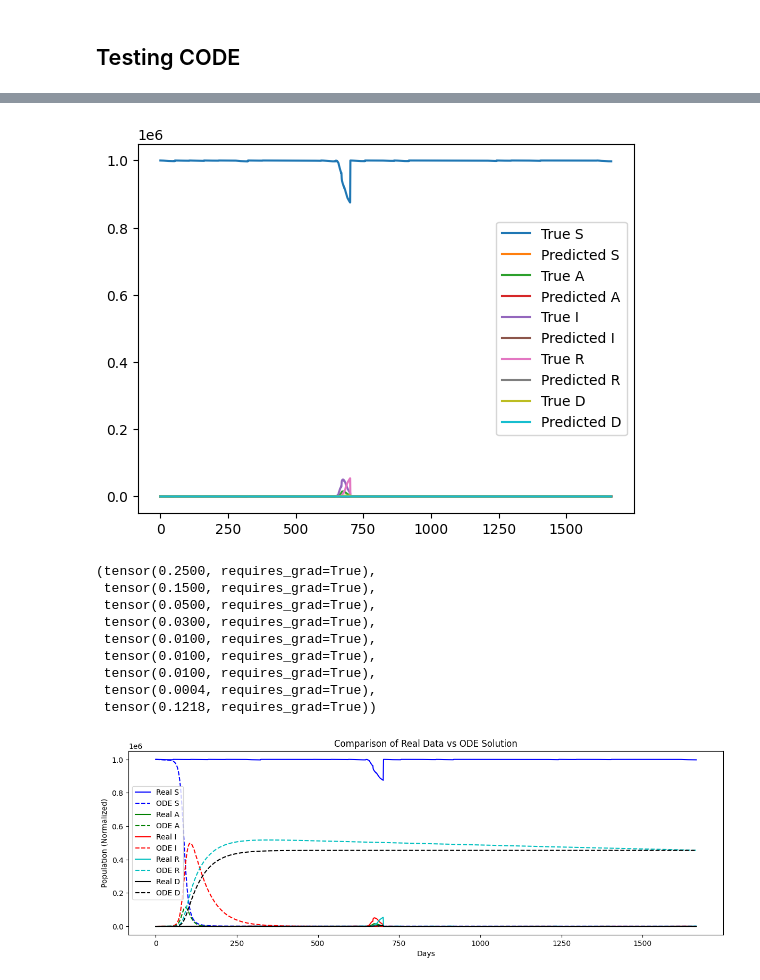
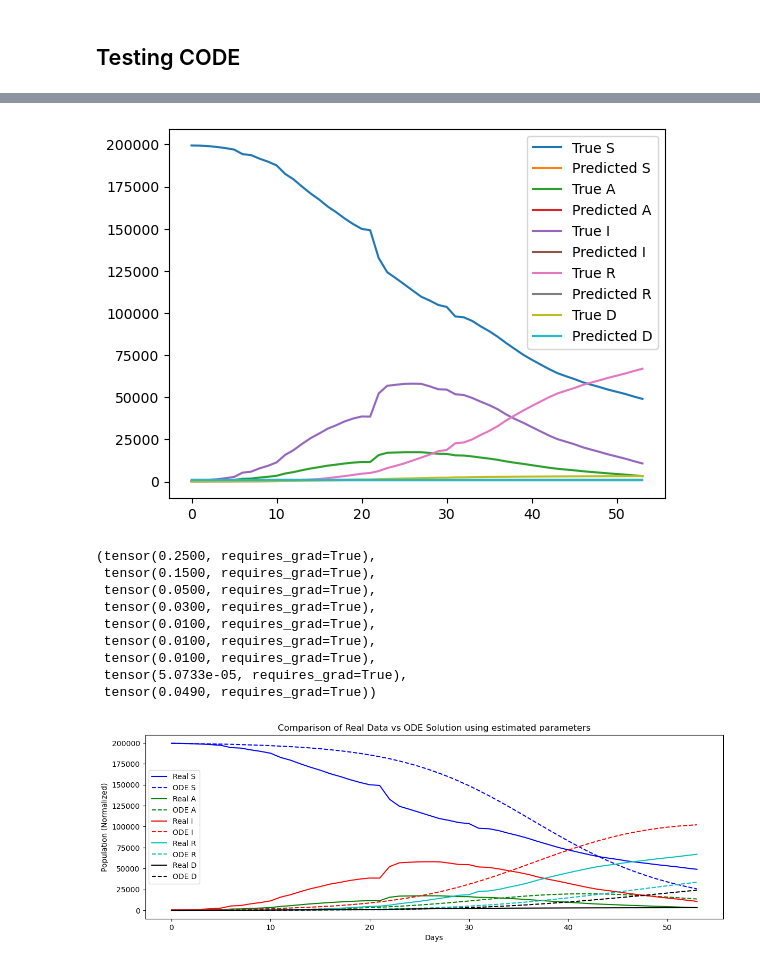
Before and after one commit to r-benoudi/China-Covid, a Jupyter notebook: train.ipynb, the cells around one changed output, grey strips where cells are left out. Cells and saved outputs as stored; diff of their text form; code cells hidden in the pictures.

```diff
--- a/train.ipynb
+++ b/train.ipynb
@@ -6,6 +6,8 @@ import pandas as pd
 # Load the CSV file
 file_path = 'China_edited_data.csv'  # Adjust with your actual file path
 real_data = pd.read_csv(file_path)
+real_data['Observation Date'] = pd.to_datetime(real_data['Observation Date'], format='%d-%m-%Y')
 
+# Aggregate data for the entire country by summing confirmed, deaths, and recovered cases
+real_data = real_data.groupby('Observation Date')[['Confirmed', 'Deaths', 'Recovered']].sum().reset_index()
 # Display the first few rows to inspect the structure
-real_data
@@ -47,6 +21,6 @@ Length: 1666, dtype: int64
 # %%
 # Assuming a total population N
-N = 1_000_000  # Adjust according to your dataset
+N = 200000  # Adjust according to your dataset
 
 # Estimate Susceptible (S) compartment
 susceptible_data = N - real_data['Confirmed'] - recovered_data - deaths_data
@@ -56,5 +30,3 @@ percentage_asymptomatic = 0.3  # Assuming 10% of confirmed cases are asymptomati
 asymptomatic_data = percentage_asymptomatic * infected_data
 
 # Display the estimated Susceptible (S) and Asymptomatic (A) data
-susceptible_data
-asymptomatic_data
@@ -87,7 +46,7 @@ import matplotlib.pyplot as plt
 # deaths_data = real_data['Deaths'].values
 
 # Total population (adjust as needed)
-N = 1_000_000  # Or use the actual total population value if known
+N = 200000  # Or use the actual total population value if known
 
 # Create time points
 t_train = torch.linspace(0, len(susceptible_data), len(susceptible_data)).reshape(-1, 1)
@@ -307,7 +266,7 @@ if __name__ == "__main__":
 
     # Train the model
     N = 1000  # Total population
-    train(model, t, data, epochs=500, N=N, optimizer=optimizer)
+    train(model, t, data, epochs=5000, N=N, optimizer=optimizer)
 
     # Plot results (predicted vs. true)
     with torch.no_grad():
@@ -351,7 +322,7 @@ def load_real_data(file_path):
     t = torch.tensor(infected_data.index.values, dtype=torch.float32, requires_grad=True).reshape(-1, 1)  # Time (in days)
 
     # Normalize data based on population size (replace 1000 with actual population size)
-    N = 1_000_000  # Replace with actual population size
+    N = 200000  # Replace with actual population size
     # S = torch.tensor(data['Susceptible'].values, dtype=torch.float32).reshape(-1, 1) / N
     # A = torch.tensor(data['Asymptomatic'].values, dtype=torch.float32).reshape(-1, 1) / N
     # I = torch.tensor(data['Infected'].values, dtype=torch.float32).reshape(-1, 1) / N
@@ -383,7 +354,7 @@ if __name__ == "__main__":
     ], lr=1e-3)
 
     # Train the model on real data
-    train(model, t, data, epochs=1000, N=N, optimizer=optimizer)
+    train(model, t, data, epochs=10000, N=N, optimizer=optimizer)
 
     # Plot results (predicted vs. true)
     with torch.no_grad():
@@ -420,4 +398,4 @@ Epoch 900, Loss: 995079749632.0
-[figure, old version]
+[figure, new version]
 # %%
 model.beta1, model.beta2, model.gamma1, model.gamma2, model.gamma3, model.kappa1, model.kappa2, model.mu, model.Lambda
 # %% [output]
@@ -428,8 +406,8 @@ model.beta1, model.beta2, model.gamma1, model.gamma2, model.gamma3, model.kappa1
  tensor(0.0100, requires_grad=True),
  tensor(0.0100, requires_grad=True),
  tensor(0.0100, requires_grad=True),
- tensor(0.0004, requires_grad=True),
- tensor(0.1218, requires_grad=True))
+ tensor(5.0733e-05, requires_grad=True),
+ tensor(0.0490, requires_grad=True))
 # %%
 import pandas as pd
 import numpy as np
@@ -473,7 +451,7 @@ def load_real_data(file_path):
     t = np.arange(len(data))  # Time in days (assuming one entry per day)
 
     # Normalize data based on population size (replace 1000 with actual population size)
-    N = 1_000_000  # Replace with actual population size
+    N = 200000  # Replace with actual population size
 
     # S = torch.tensor(susceptible_data.values, dtype=torch.float32).reshape(-1, 1) / N
     # A = torch.tensor(asymptomatic_data.values, dtype=torch.float32).reshape(-1, 1) / N
@@ -541,10 +519,10 @@ if __name__ == "__main__":
     plt.legend()
     plt.xlabel('Days')
     plt.ylabel('Population (Normalized)')
-    plt.title('Comparison of Real Data vs ODE Solution')
+    plt.title('Comparison of Real Data vs ODE Solution using estimated parameters')
 
     # Show both plots
     plt.tight_layout()
     plt.show()
 # %% [output]
-[figure, old version]
+[figure, new version]
```
Also changed, not shown: parts of 16 cells of this notebook, 9 other files.
